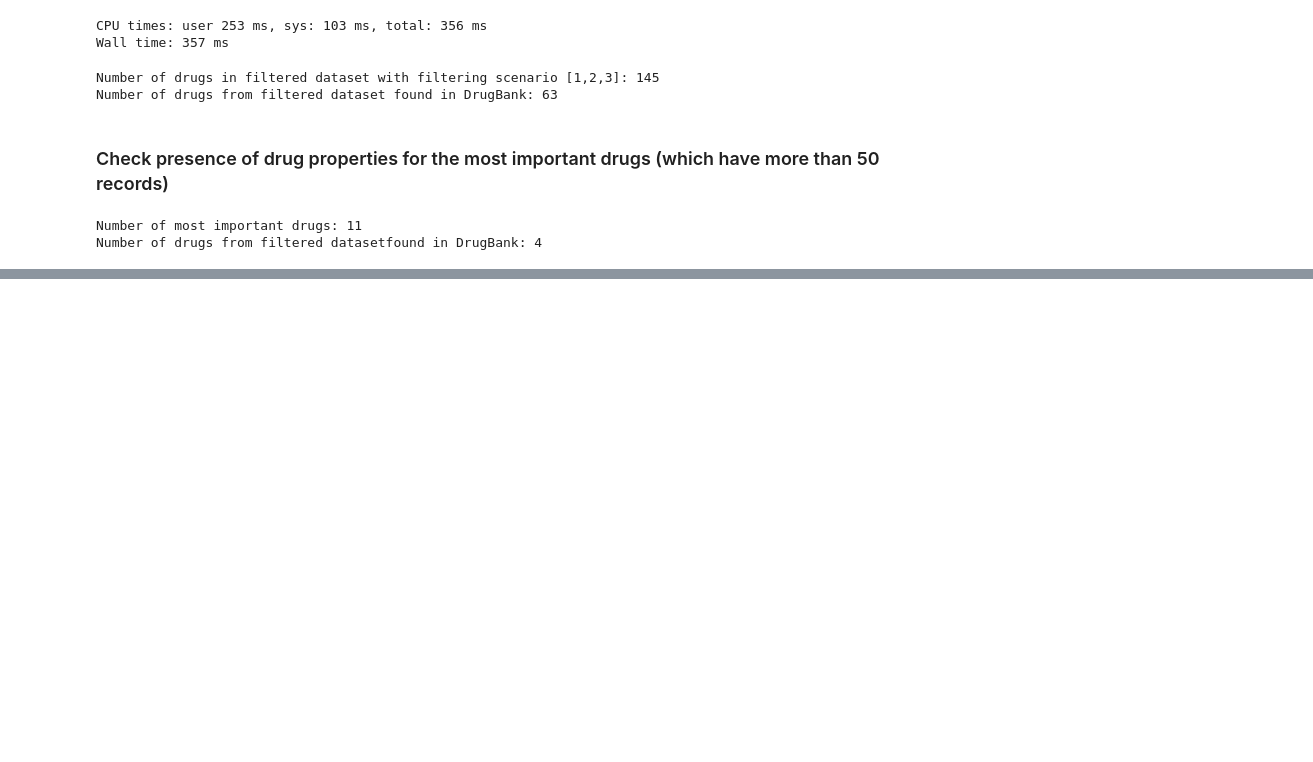
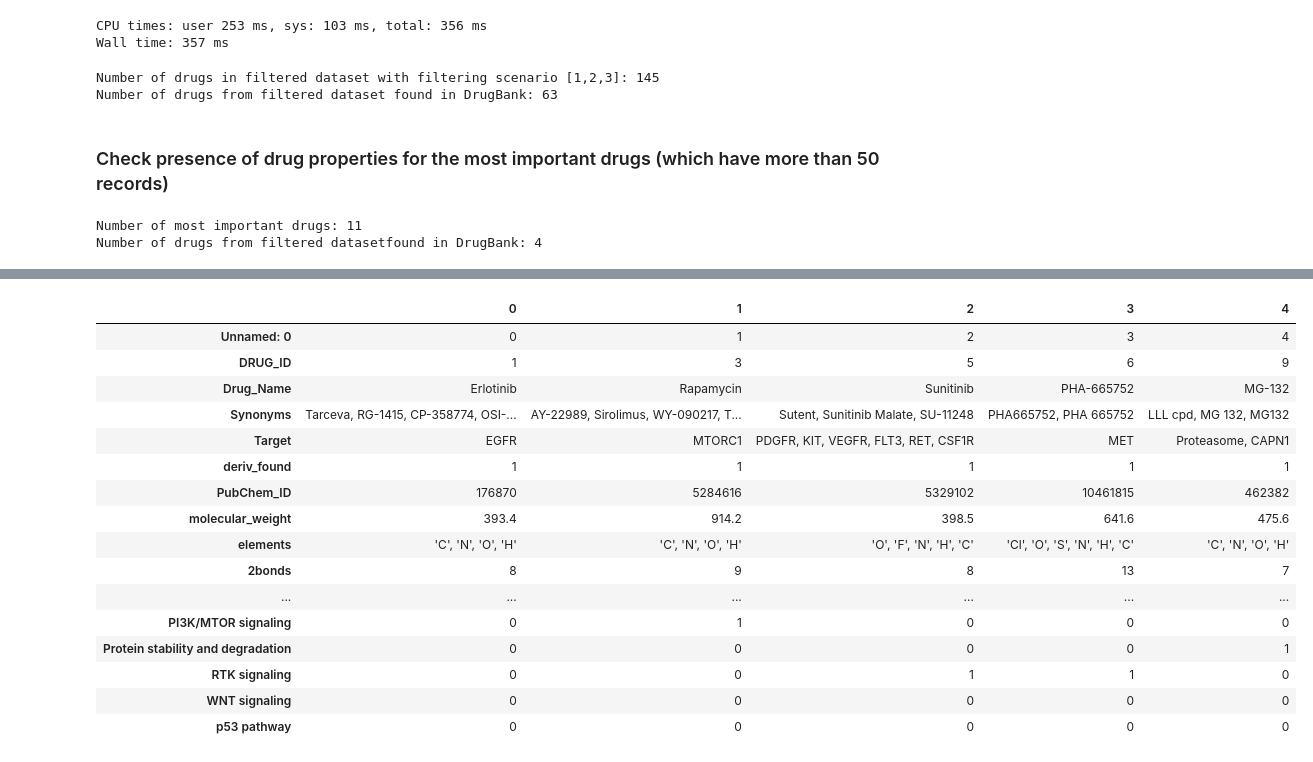
Before and after one commit to redskull37/DrugProfiles, a Jupyter notebook: 7_drug_features.ipynb, the cells around one changed output, grey strips where cells are left out. Saved outputs shown, nothing was run; the diff lists cells and outputs as text; code cells hidden in the pictures; blank space fills up the shorter version.

Commit message:
optimised parameter tuning and pubchem drug properties

```diff
--- a/7_drug_features.ipynb
+++ b/7_drug_features.ipynb
@@ -498,3 +592,13 @@ print("Number of drugs from filtered datasetfound in DrugBank:", len(most_import
 # %% [output]
 Number of most important drugs: 11
 Number of drugs from filtered datasetfound in DrugBank: 4
+# %%
+d1 = pd.read_csv("results/drug_features_with_properties.csv")
+#with corrected Pubchem ids
+d2 = pd.read_csv("results/drug_features_with_properties2.csv")
+
+drug_name = "Temsirolimus"
+d = pd.DataFrame()
+d["d1"] = np.hstack(d1[d1["Drug_Name"]==drug_name].T.values)
+d["d2"] = np.hstack(d2[d2["Drug_Name"]==drug_name].T.values)
+d
@@ -500,0 +623,20 @@ Number of drugs from filtered datasetfound in DrugBank: 4
+# %%
+d1.head().T
+# %% [output]
+|  | 0 | 1 | 2 | 3 | 4 |
+| Unnamed: 0 | 0 | 1 | 2 | 3 | 4 |
+| DRUG_ID | 1 | 3 | 5 | 6 | 9 |
+| Drug_Name | Erlotinib | Rapamycin | Sunitinib | PHA-665752 | MG-132 |
+| Synonyms | Tarceva, RG-1415, CP-358774, OSI-... | AY-22989, Sirolimus, WY-090217, T... | Sutent, Sunitinib Malate, SU-11248 | PHA665752, PHA 665752 | LLL cpd, MG 132, MG132 |
+| Target | EGFR | MTORC1 | PDGFR, KIT, VEGFR, FLT3, RET, CSF1R | MET | Proteasome, CAPN1 |
+| deriv_found | 1 | 1 | 1 | 1 | 1 |
+| PubChem_ID | 176870 | 5284616 | 5329102 | 10461815 | 462382 |
+| molecular_weight | 393.4 | 914.2 | 398.5 | 641.6 | 475.6 |
+| elements | 'C', 'N', 'O', 'H' | 'C', 'N', 'O', 'H' | 'O', 'F', 'N', 'H', 'C' | 'Cl', 'O', 'S', 'N', 'H', 'C' | 'C', 'N', 'O', 'H' |
+| 2bonds | 8 | 9 | 8 | 13 | 7 |
+| ... | ... | ... | ... | ... | ... |
+| PI3K/MTOR signaling | 0 | 1 | 0 | 0 | 0 |
+| Protein stability and degradation | 0 | 0 | 0 | 0 | 1 |
+| RTK signaling | 0 | 0 | 1 | 1 | 0 |
+| WNT signaling | 0 | 0 | 0 | 0 | 0 |
+| p53 pathway | 0 | 0 | 0 | 0 | 0 |
```
Also changed, not shown: parts of 11 cells of this notebook, 5 other files.
